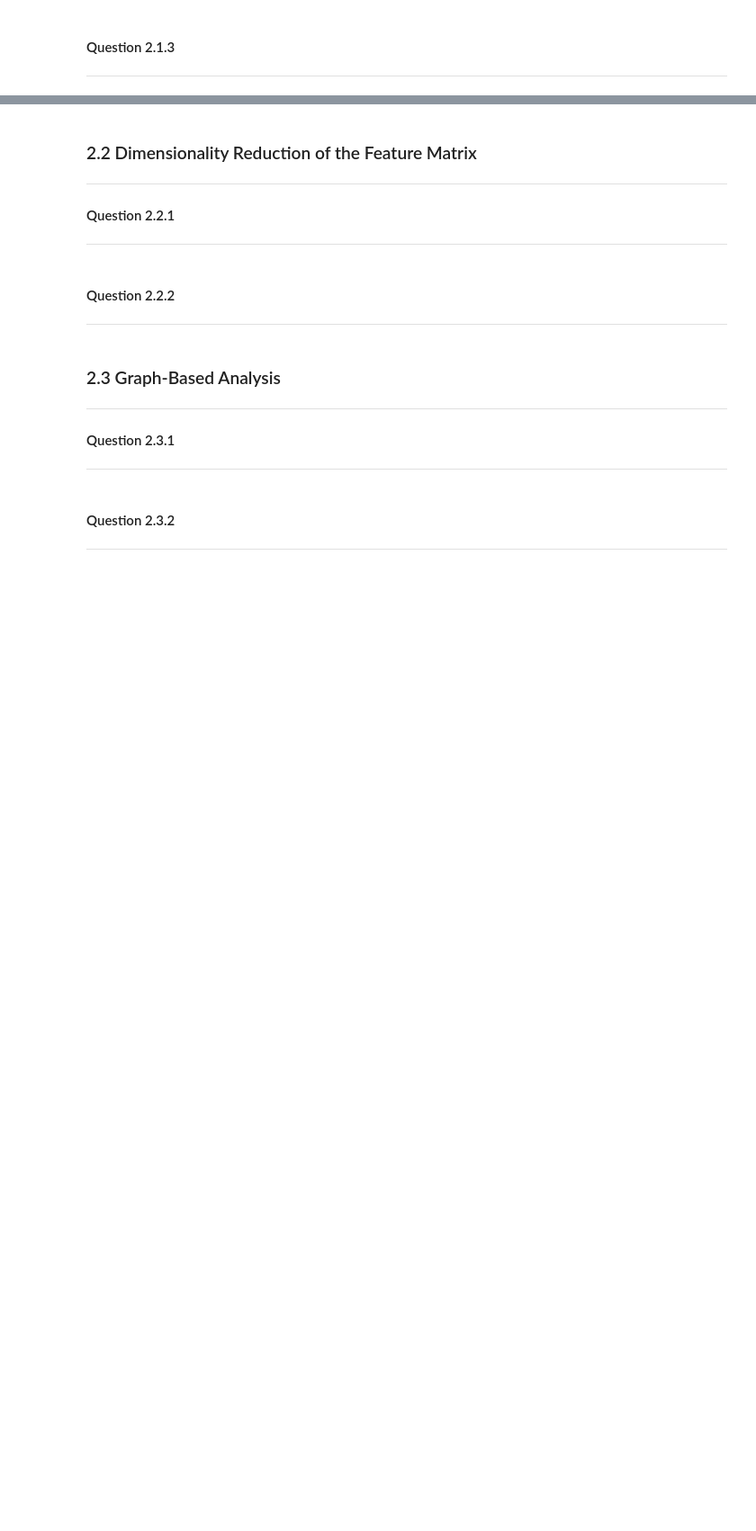
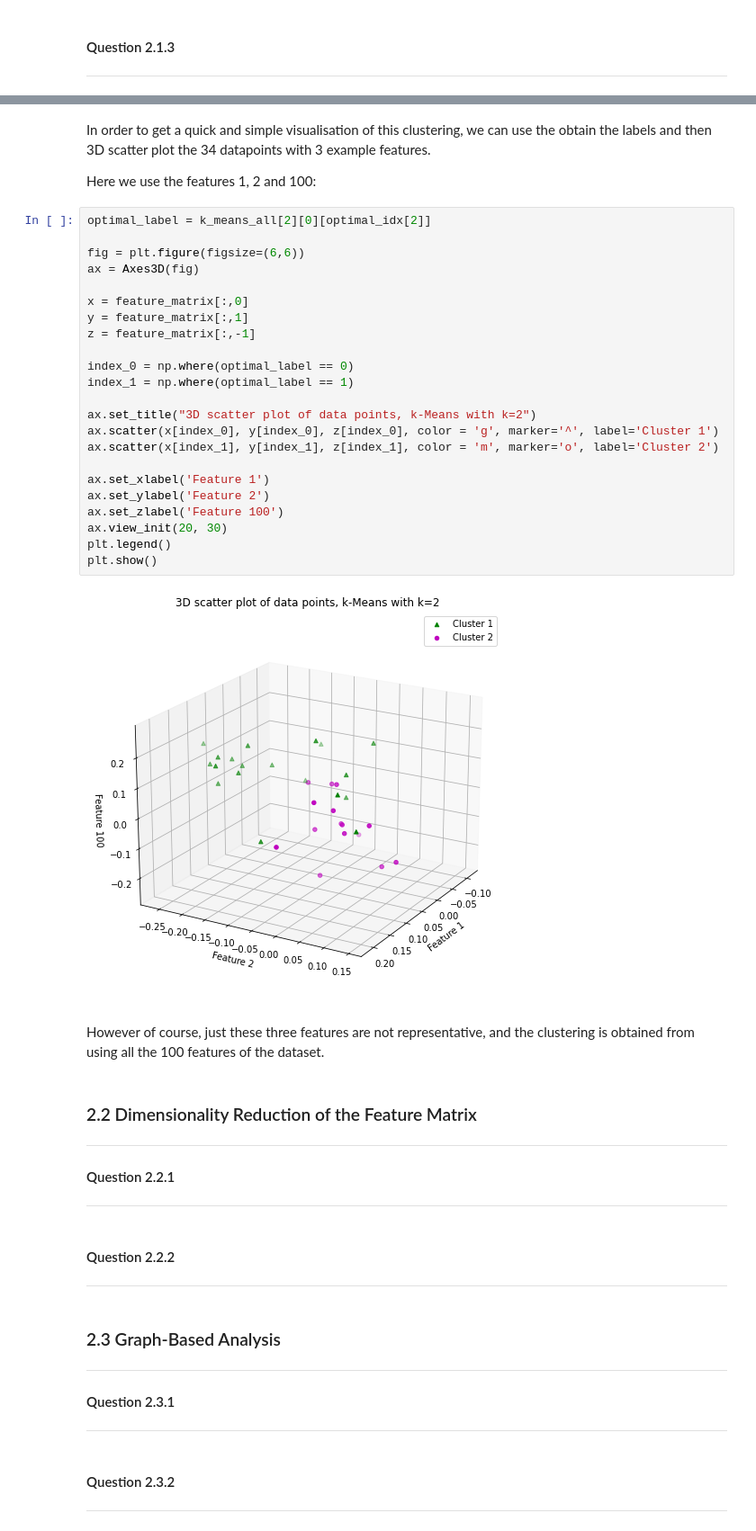
Before and after one commit to shrilekkala/data-science, a Jupyter notebook: cw2/Data Science Coursework 2.ipynb, the cells around one changed output, grey strips where cells are left out. Shown: that part at 90% size. Drawn from its saved outputs; the diff is of its cells as text; blank space fills up the shorter version.

```diff
--- a/cw2/Data Science Coursework 2.ipynb
+++ b/cw2/Data Science Coursework 2.ipynb
@@ -1317,3 +1380,35 @@ plt.show()
+# %% [markdown]
+In order to get a quick and simple visualisation of this clustering, we can use the obtain the labels and then 3D scatter plot the 34 datapoints with 3 example features.
+
+
+Here we use the features 1, 2 and 100:
+# %%
+optimal_label = k_means_all[2][0][optimal_idx[2]]
+
+fig = plt.figure(figsize=(6,6))
+ax = Axes3D(fig)
+
+x = feature_matrix[:,0]
+y = feature_matrix[:,1]
+z = feature_matrix[:,-1]
+
+index_0 = np.where(optimal_label == 0)
+index_1 = np.where(optimal_label == 1)
+
+ax.set_title("3D scatter plot of data points, k-Means with k=2")
+ax.scatter(x[index_0], y[index_0], z[index_0], color = 'g', marker='^', label='Cluster 1')
+ax.scatter(x[index_1], y[index_1], z[index_1], color = 'm', marker='o', label='Cluster 2')
+
+ax.set_xlabel('Feature 1')
+ax.set_ylabel('Feature 2')
+ax.set_zlabel('Feature 100')
+ax.view_init(20, 30)
+plt.legend()
+plt.show()
+# %% [output]
+[figure, added]
+# %% [markdown]
+However of course, just these three features are not representative, and the clustering is obtained from using all the 100 features of the dataset.
 # %% [markdown]
 ### 2.2 Dimensionality Reduction of the Feature Matrix <a class="anchor" id="q2_2"></a>
 ***
```
Also changed, not shown: parts of 70 cells of this notebook.
